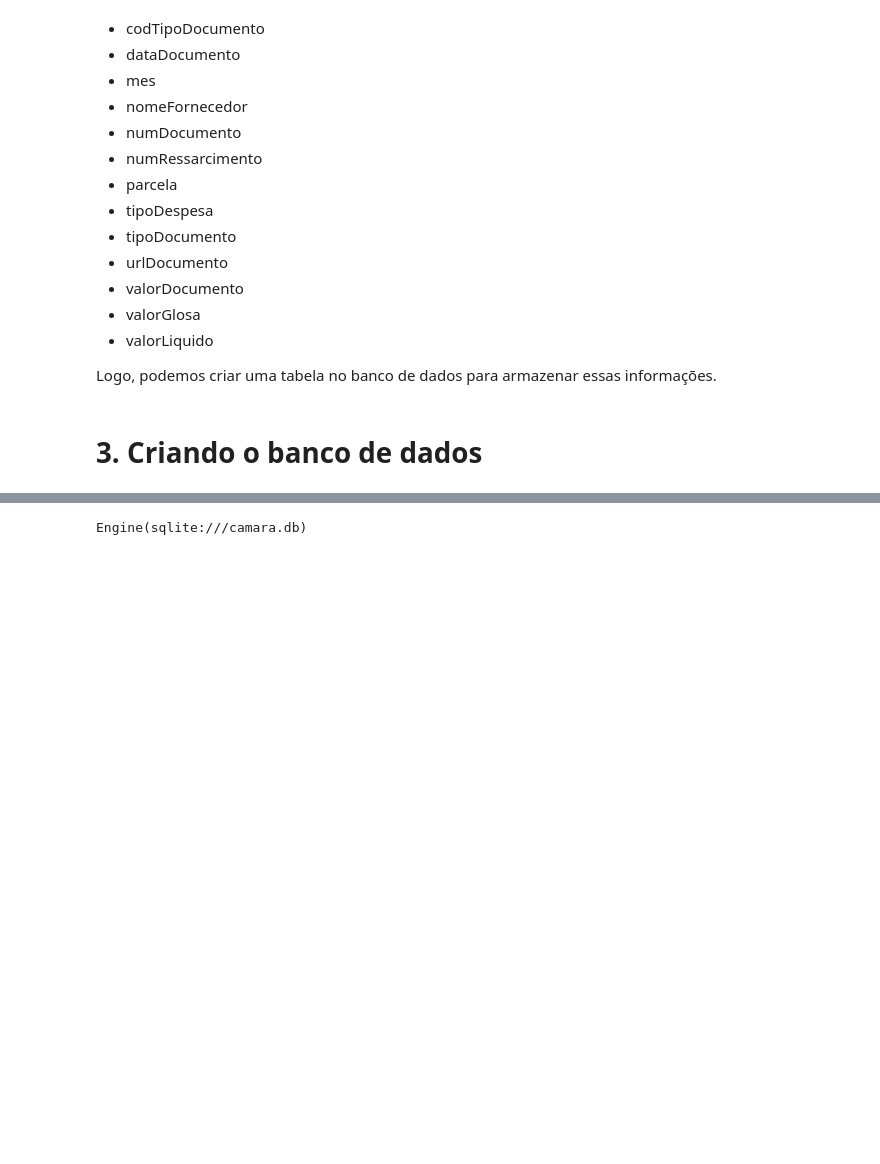
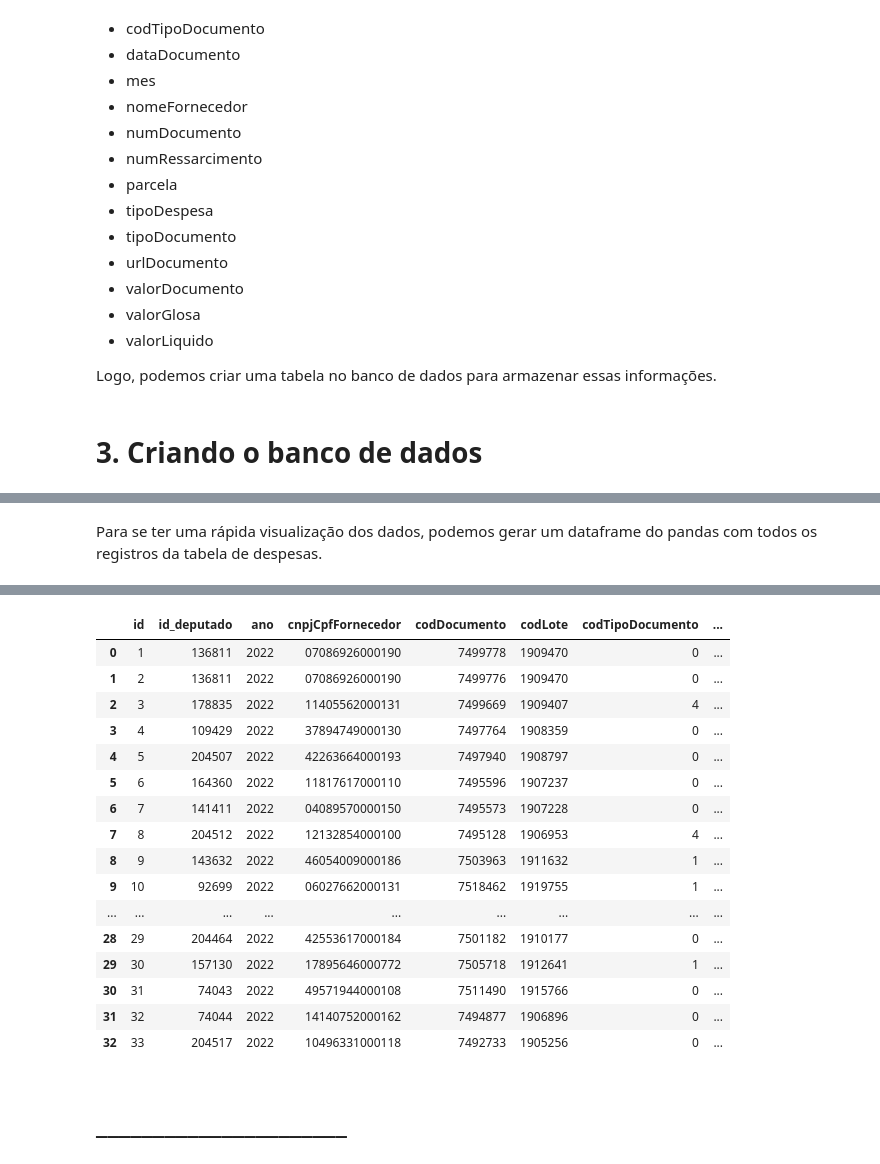
Before and after one commit to lucassiro/projeto_integrador, a Jupyter notebook: 01_scrapping.ipynb, the cells around one changed output, grey strips where cells are left out. Saved outputs shown, nothing was run; the diff lists cells and outputs as text; code cells hidden in the pictures; blank space fills up the shorter version.

Commit message:
feat: store data in database

```diff
--- a/01_scrapping.ipynb
+++ b/01_scrapping.ipynb
@@ -102,0 +285,7 @@ A tabela será criada com o SQLAlchemy, e será armazenada em um banco de dados
+# %% [markdown]
+Para se ter uma rápida visualização dos dados, podemos gerar um dataframe do pandas com todos os registros da tabela de despesas.
+# %%
+# all registers as pandas dataframe
+df = pd.read_sql("despesas", engine)
+df
+# %% [output]
@@ -103,8 +309,30 @@ A tabela será criada com o SQLAlchemy, e será armazenada em um banco de dados
+|  | id | id_deputado | ano | cnpjCpfFornecedor | codDocumento | codLote | codTipoDocumento | ... |
+| 0 | 1 | 136811 | 2022 | 07086926000190 | 7499778 | 1909470 | 0 | ... |
+| 1 | 2 | 136811 | 2022 | 07086926000190 | 7499776 | 1909470 | 0 | ... |
+| 2 | 3 | 178835 | 2022 | 11405562000131 | 7499669 | 1909407 | 4 | ... |
+| 3 | 4 | 109429 | 2022 | 37894749000130 | 7497764 | 1908359 | 0 | ... |
+| 4 | 5 | 204507 | 2022 | 42263664000193 | 7497940 | 1908797 | 0 | ... |
+| 5 | 6 | 164360 | 2022 | 11817617000110 | 7495596 | 1907237 | 0 | ... |
+| 6 | 7 | 141411 | 2022 | 04089570000150 | 7495573 | 1907228 | 0 | ... |
+| 7 | 8 | 204512 | 2022 | 12132854000100 | 7495128 | 1906953 | 4 | ... |
+| 8 | 9 | 143632 | 2022 | 46054009000186 | 7503963 | 1911632 | 1 | ... |
+| 9 | 10 | 92699 | 2022 | 06027662000131 | 7518462 | 1919755 | 1 | ... |
+| ... | ... | ... | ... | ... | ... | ... | ... | ... |
+| 28 | 29 | 204464 | 2022 | 42553617000184 | 7501182 | 1910177 | 0 | ... |
+| 29 | 30 | 157130 | 2022 | 17895646000772 | 7505718 | 1912641 | 1 | ... |
+| 30 | 31 | 74043 | 2022 | 49571944000108 | 7511490 | 1915766 | 0 | ... |
+| 31 | 32 | 74044 | 2022 | 14140752000162 | 7494877 | 1906896 | 0 | ... |
+| 32 | 33 | 204517 | 2022 | 10496331000118 | 7492733 | 1905256 | 0 | ... |
+# %% [markdown]
+# ______________________
 # %%
 from sqlalchemy import create_engine, text
 
-engine = create_engine("sqlite:///camara.db")
+user = "lucas"
+password = "123456"
+host = "localhost"
+database = "camara"
+
+engine = create_engine(f"mysql+mysqlconnector://{user}:{password}@{host}/{database}")
 
 print(engine)
-# %% [output]
-Engine(sqlite:///camara.db)
```
Also changed, not shown: parts of 23 cells of this notebook.
